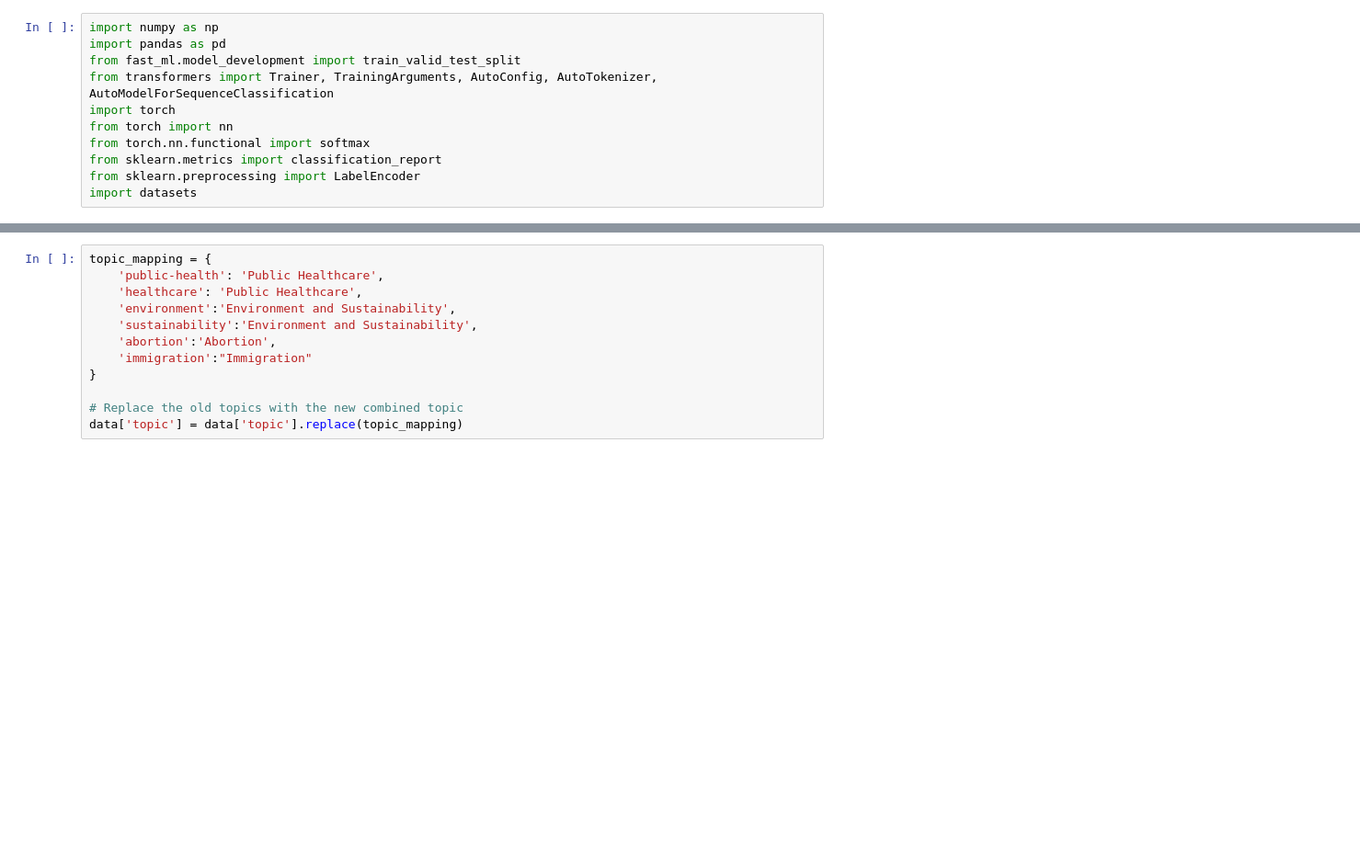
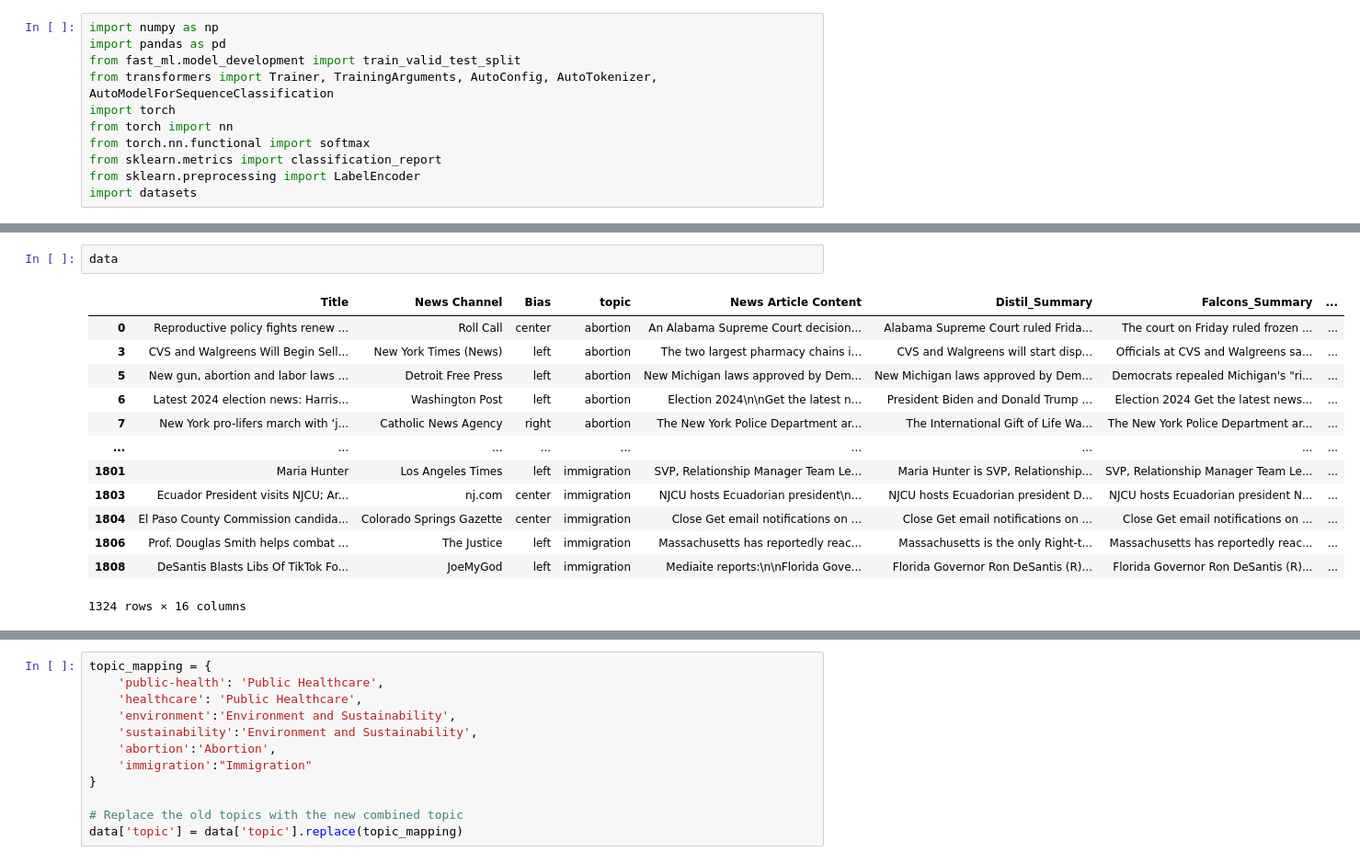
Before and after one commit to Archita93/CMPT353-SentimentAnalytics, a Jupyter notebook: model.ipynb, the cells around one changed output, grey strips where cells are left out. Shown at 92% size. Saved outputs shown, nothing was run; the diff lists cells and outputs as text; blank space fills up the shorter version.

```diff
--- a/model.ipynb
+++ b/model.ipynb
@@ -97,0 +76,16 @@ data.head(10)
+# %%
+data
+# %% [output]
+|  | Title | News Channel | Bias | topic | News Article Content | Distil_Summary | Falcons_Summary | ... |
+| 0 | Reproductive policy fights renew ... | Roll Call | center | abortion | An Alabama Supreme Court decision... | Alabama Supreme Court ruled Frida... | The court on Friday ruled frozen ... | ... |
+| 3 | CVS and Walgreens Will Begin Sell... | New York Times (News) | left | abortion | The two largest pharmacy chains i... | CVS and Walgreens will start disp... | Officials at CVS and Walgreens sa... | ... |
+| 5 | New gun, abortion and labor laws ... | Detroit Free Press | left | abortion | New Michigan laws approved by Dem... | New Michigan laws approved by Dem... | Democrats repealed Michigan's "ri... | ... |
+| 6 | Latest 2024 election news: Harris... | Washington Post | left | abortion | Election 2024\n\nGet the latest n... | President Biden and Donald Trump ... | Election 2024 Get the latest news... | ... |
+| 7 | New York pro-lifers march with ‘j... | Catholic News Agency | right | abortion | The New York Police Department ar... | The International Gift of Life Wa... | The New York Police Department ar... | ... |
+| ... | ... | ... | ... | ... | ... | ... | ... | ... |
+| 1801 | Maria Hunter | Los Angeles Times | left | immigration | SVP, Relationship Manager Team Le... | Maria Hunter is SVP, Relationship... | SVP, Relationship Manager Team Le... | ... |
+| 1803 | Ecuador President visits NJCU; Ar... | nj.com | center | immigration | NJCU hosts Ecuadorian president\n... | NJCU hosts Ecuadorian president D... | NJCU hosts Ecuadorian president N... | ... |
+| 1804 | El Paso County Commission candida... | Colorado Springs Gazette | center | immigration | Close Get email notifications on ... | Close Get email notifications on ... | Close Get email notifications on ... | ... |
+| 1806 | Prof. Douglas Smith helps combat ... | The Justice | left | immigration | Massachusetts has reportedly reac... | Massachusetts is the only Right-t... | Massachusetts has reportedly reac... | ... |
+| 1808 | DeSantis Blasts Libs Of TikTok Fo... | JoeMyGod | left | immigration | Mediaite reports:\n\nFlorida Gove... | Florida Governor Ron DeSantis (R)... | Florida Governor Ron DeSantis (R)... | ... |
+1324 rows × 16 columns
```
Also changed, not shown: parts of 69 cells of this notebook.
